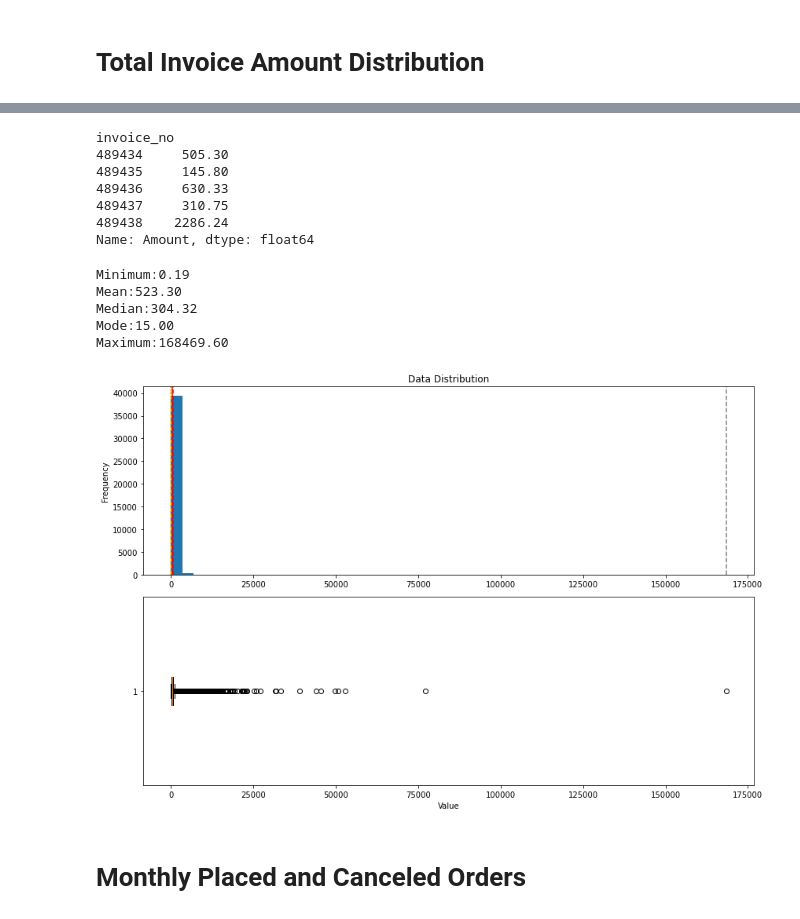
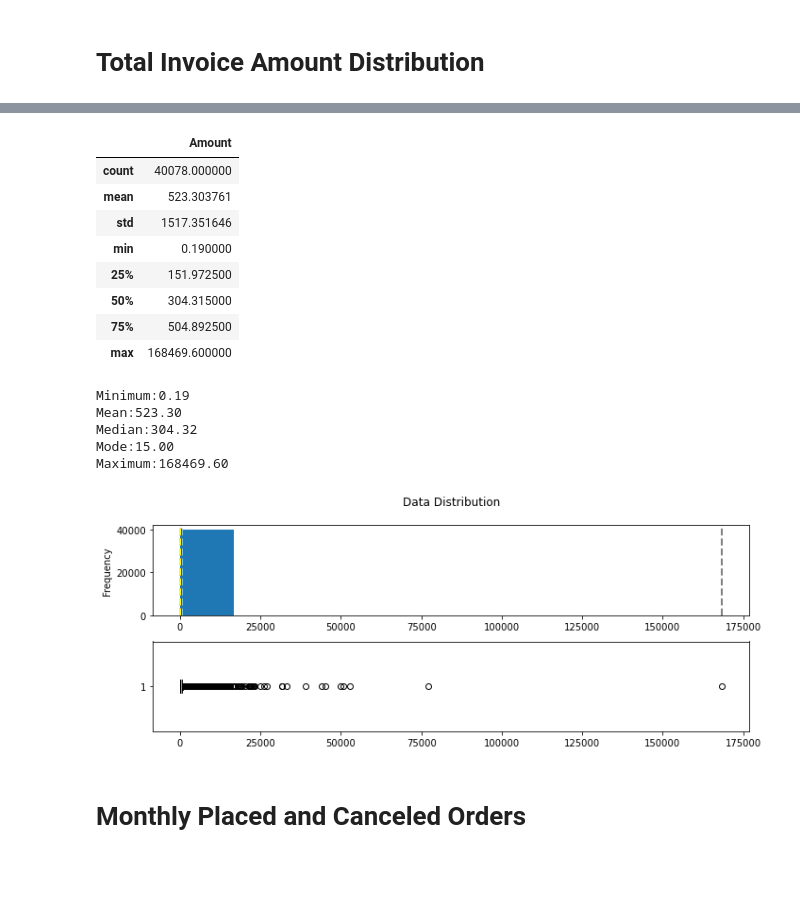
Before and after one commit to jarviscanada/jarvis_data_eng_KantyGakima, a Jupyter notebook: python_data_analytics/retail_data_analytics_wrangling.ipynb, the cells around one changed output, grey strips where cells are left out. Drawn from its saved outputs; the diff is of its cells as text; code cells hidden in the pictures; blank space fills up the shorter version.

Commit message:
modifs invoice distribution

```diff
--- a/python_data_analytics/retail_data_analytics_wrangling.ipynb
+++ b/python_data_analytics/retail_data_analytics_wrangling.ipynb
@@ -157,19 +154,22 @@ memory usage: 65.1+ MB
 invoice_amount_df = (
     retail_df
     .assign(Amount=lambda x: x['quantity'] * x['unit_price'])
-    .groupby('invoice_no')['Amount']
+    .groupby('invoice_no', as_index=False)['Amount']
     .sum()
-    .loc[lambda s: s>0]
+    .loc[lambda df: df['Amount']>0]
 )
 invoice_amount_df.head()
+invoice_amount_df.describe()
 # %% [output]
-invoice_no
-489434     505.30
-489435     145.80
-489436     630.33
-489437     310.75
-489438    2286.24
-Name: Amount, dtype: float64
+|  | Amount |
+| count | 40078.000000 |
+| mean | 523.303761 |
+| std | 1517.351646 |
+| min | 0.190000 |
+| 25% | 151.972500 |
+| 50% | 304.315000 |
+| 75% | 504.892500 |
+| max | 168469.600000 |
 # %%
 #Distribution of invoice amount
 
@@ -204,14 +209,14 @@ def show_distribution(df):
     plt.tight_layout()
     plt.show()
 # %%
-show_distribution(invoice_amount_df)
+show_distribution(invoice_amount_df['Amount'])
 # %% [output]
 Minimum:0.19
 Mean:523.30
 Median:304.32
 Mode:15.00
 Maximum:168469.60
-[figure, old version]
+[figure, new version]
 # %% [markdown]
 # Monthly Placed and Canceled Orders
 # %% [markdown]
```
Also changed, not shown: parts of 3 cells of this notebook.
